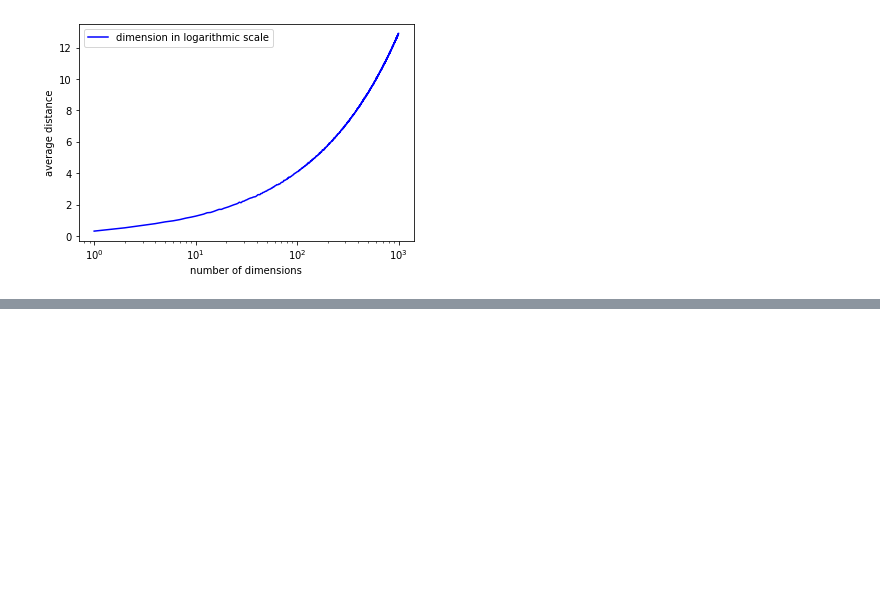
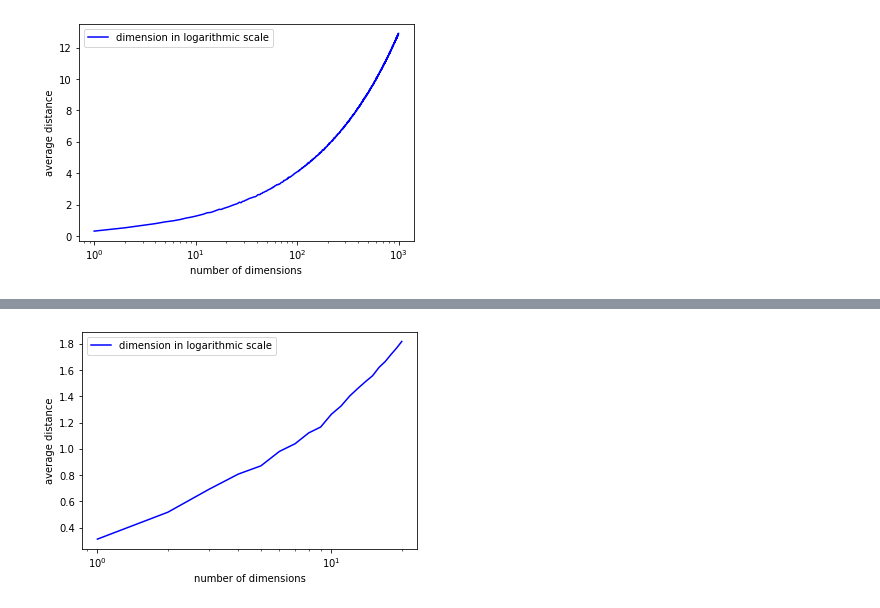
Before and after one commit to XiaoxuanLu/average_distance, a Jupyter notebook: average_distance.ipynb, the cells around one changed output, grey strips where cells are left out. Drawn from its saved outputs; the diff is of its cells as text; code cells hidden in the pictures; blank space fills up the shorter version.

```diff
--- a/average_distance.ipynb
+++ b/average_distance.ipynb
@@ -47,2 +59,4 @@ plot(1000,100)
 # %%
-plot(10000,100)
+plot(20,100)
+# %% [output]
+[figure, added]
```
Also changed, not shown: parts of 3 cells of this notebook, 1 other file.
